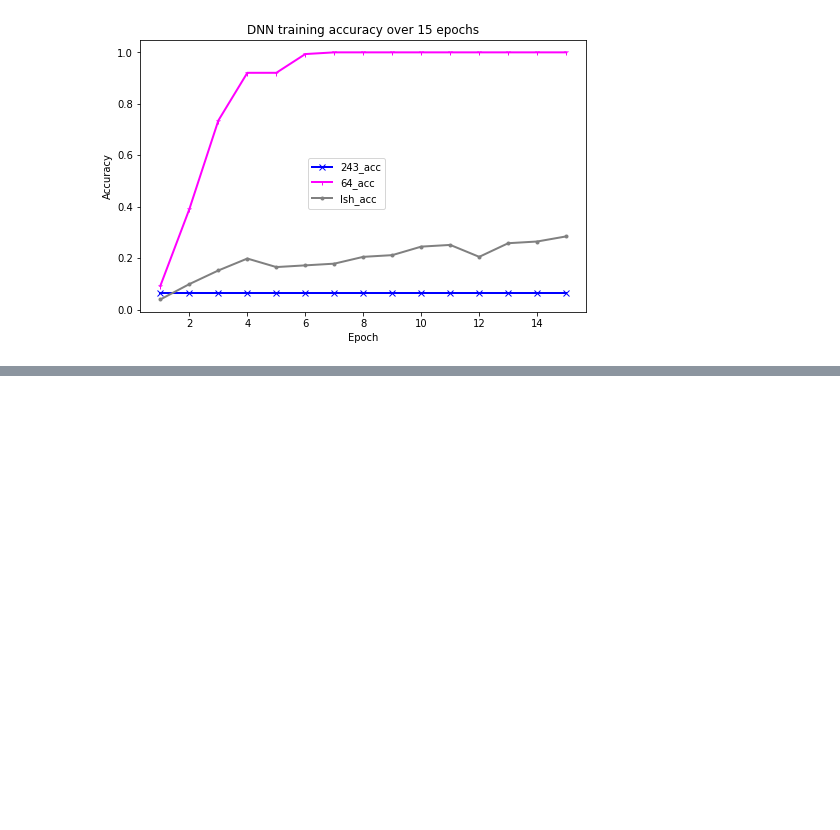
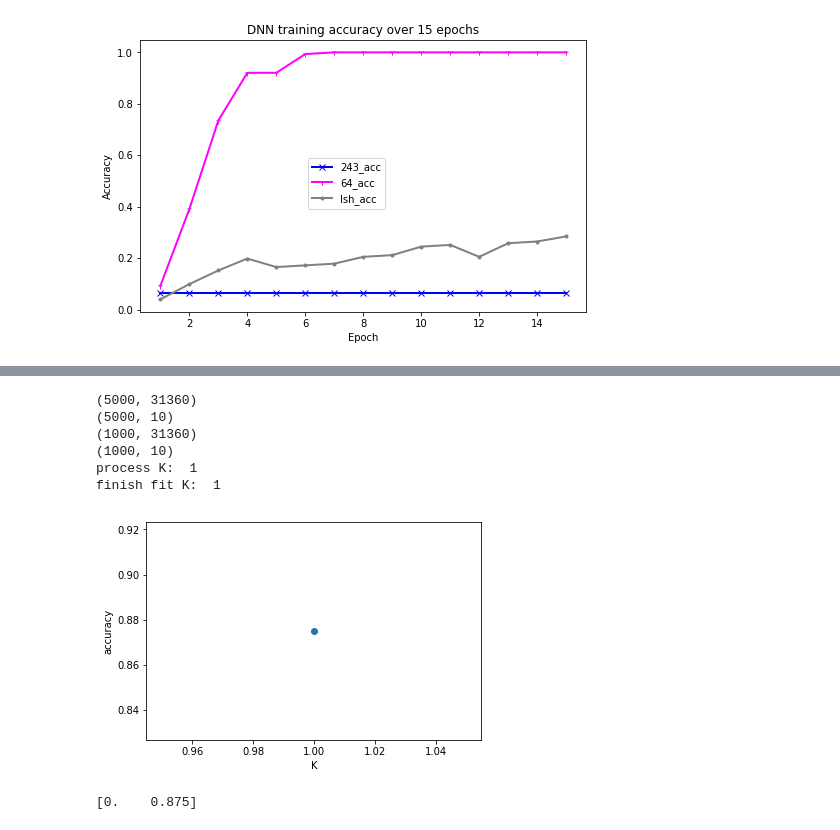
Before and after one commit to SaintKnight/cs698_project, a Jupyter notebook: LSH_classification.ipynb, the cells around one changed output, grey strips where cells are left out. Drawn from its saved outputs; the diff is of its cells as text; code cells hidden in the pictures; blank space fills up the shorter version.

```diff
--- a/LSH_classification.ipynb
+++ b/LSH_classification.ipynb
@@ -324,0 +550,14 @@ plt.show();
+# %%
+# knn for fly 40 6
+result = sklearnKnn([flyTrain_40_6,train[1]], [flyTest_40_6,test[1]], 1)
+# result = knn(dist)
+print (result)
+# %% [output]
+(5000, 31360)
+(5000, 10)
+(1000, 31360)
+(1000, 10)
+process K:  1
+finish fit K:  1
+[figure, added]
+[0.    0.875]
```
Also changed, not shown: parts of 69 cells of this notebook, 2 other files.
